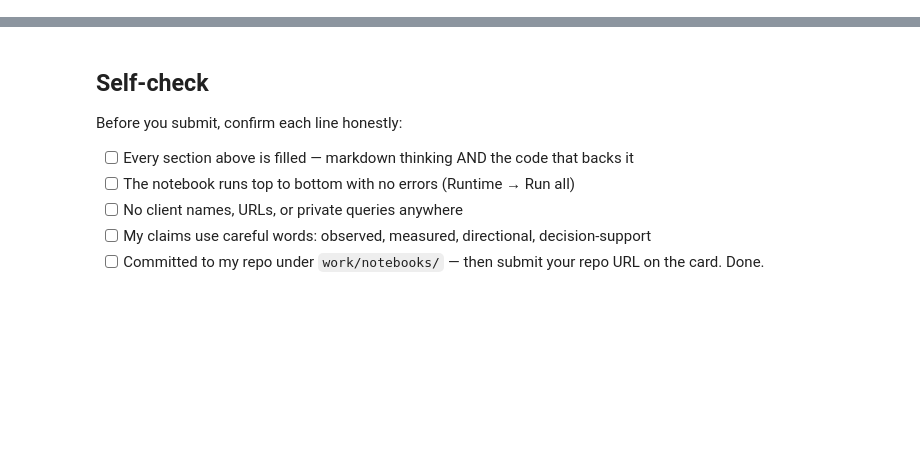
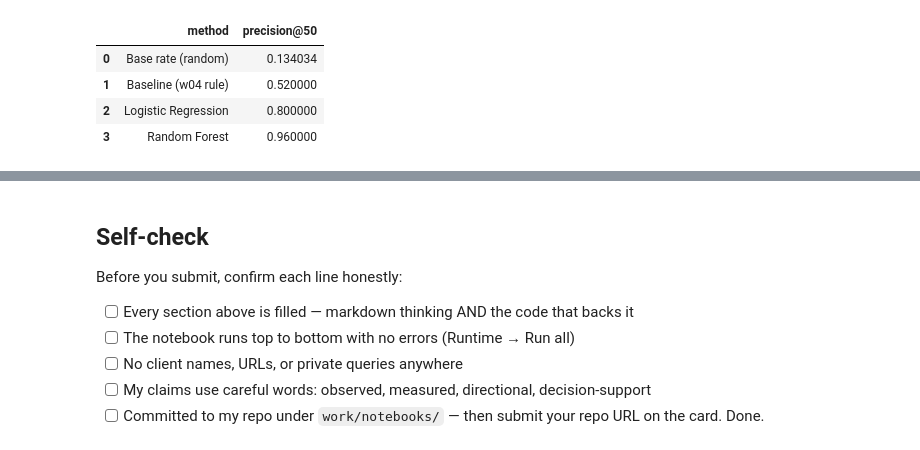
Before and after one commit to Hafiz-Taha-Hussain/Flyrank-Work, a Jupyter notebook: work/notebooks/w05_model.ipynb, the cells around one changed output, grey strips where cells are left out. Cells and saved outputs as stored; diff of their text form; code cells hidden in the pictures; blank space fills up the shorter version.

```diff
--- a/work/notebooks/w05_model.ipynb
+++ b/work/notebooks/w05_model.ipynb
@@ -24,0 +167,49 @@ This skeleton is yours to fill. Work the sections **in order** — each one has
+# %%
+from sklearn.linear_model import LogisticRegression
+from sklearn.ensemble import RandomForestClassifier
+from sklearn.preprocessing import StandardScaler
+from sklearn.pipeline import make_pipeline
+
+def precision_at_k(scores, labels, k):
+    order = np.argsort(-np.asarray(scores))
+    return np.asarray(labels)[order[:k]].mean()
+
+K = 50
+base_rate = y_test.mean()
+
+# --- Baseline (w04 rule), recomputed with tier baseline fit on TRAIN only ---
+train_demand = data_train[data_train["impressions_march"] >= 100]
+tier_baseline_ctr = train_demand.groupby("position_tier")["ctr_march"].mean()
+
+test_baseline = data_test.copy()
+test_baseline["tier_baseline_ctr"] = test_baseline["position_tier"].map(tier_baseline_ctr)
+test_baseline["expected_clicks"] = test_baseline["impressions_march"] * test_baseline["tier_baseline_ctr"]
+test_baseline["missed_clicks"] = (test_baseline["expected_clicks"] - test_baseline["clicks_march"]).clip(lower=0)
+has_demand_test = test_baseline["impressions_march"] >= 100
+baseline_score = np.where(has_demand_test, test_baseline["missed_clicks"].fillna(0), 0.0)
+
+baseline_p50 = precision_at_k(baseline_score, y_test.values, K)
+
+# --- Logistic Regression ---
+logreg = make_pipeline(StandardScaler(), LogisticRegression(max_iter=1000))
+logreg.fit(X_train, y_train)
+logreg_scores = logreg.predict_proba(X_test)[:, 1]
+logreg_p50 = precision_at_k(logreg_scores, y_test.values, K)
+
+# --- Random Forest ---
+rf = RandomForestClassifier(n_estimators=300, max_depth=8, random_state=42, n_jobs=-1)
+rf.fit(X_train, y_train)
+rf_scores = rf.predict_proba(X_test)[:, 1]
+rf_p50 = precision_at_k(rf_scores, y_test.values, K)
+
+comparison = pd.DataFrame({
+    "method": ["Base rate (random)", "Baseline (w04 rule)", "Logistic Regression", "Random Forest"],
+    f"precision@{K}": [base_rate, baseline_p50, logreg_p50, rf_p50],
+})
+comparison
+# %% [output]
+|  | method | precision@50 |
+| 0 | Base rate (random) | 0.134034 |
+| 1 | Baseline (w04 rule) | 0.520000 |
+| 2 | Logistic Regression | 0.800000 |
+| 3 | Random Forest | 0.960000 |
```
Also changed, not shown: parts of 16 cells of this notebook.
